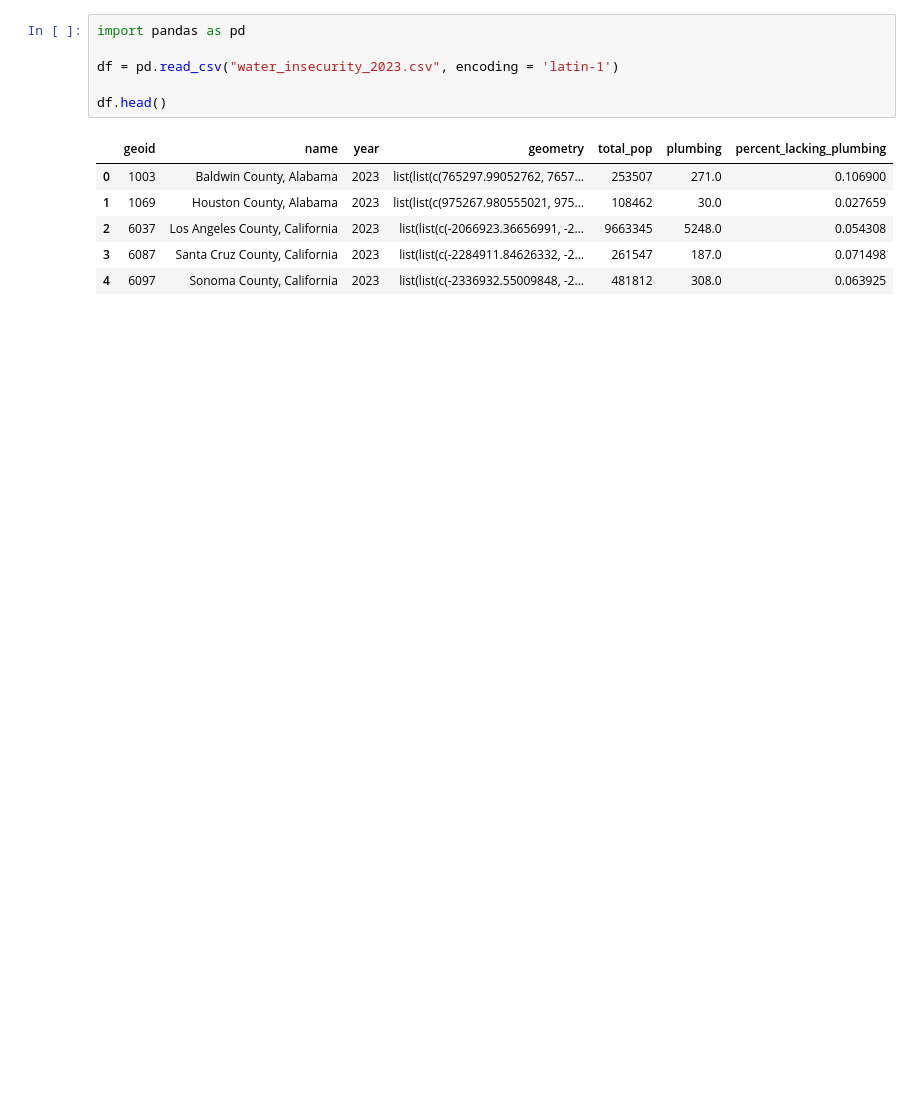
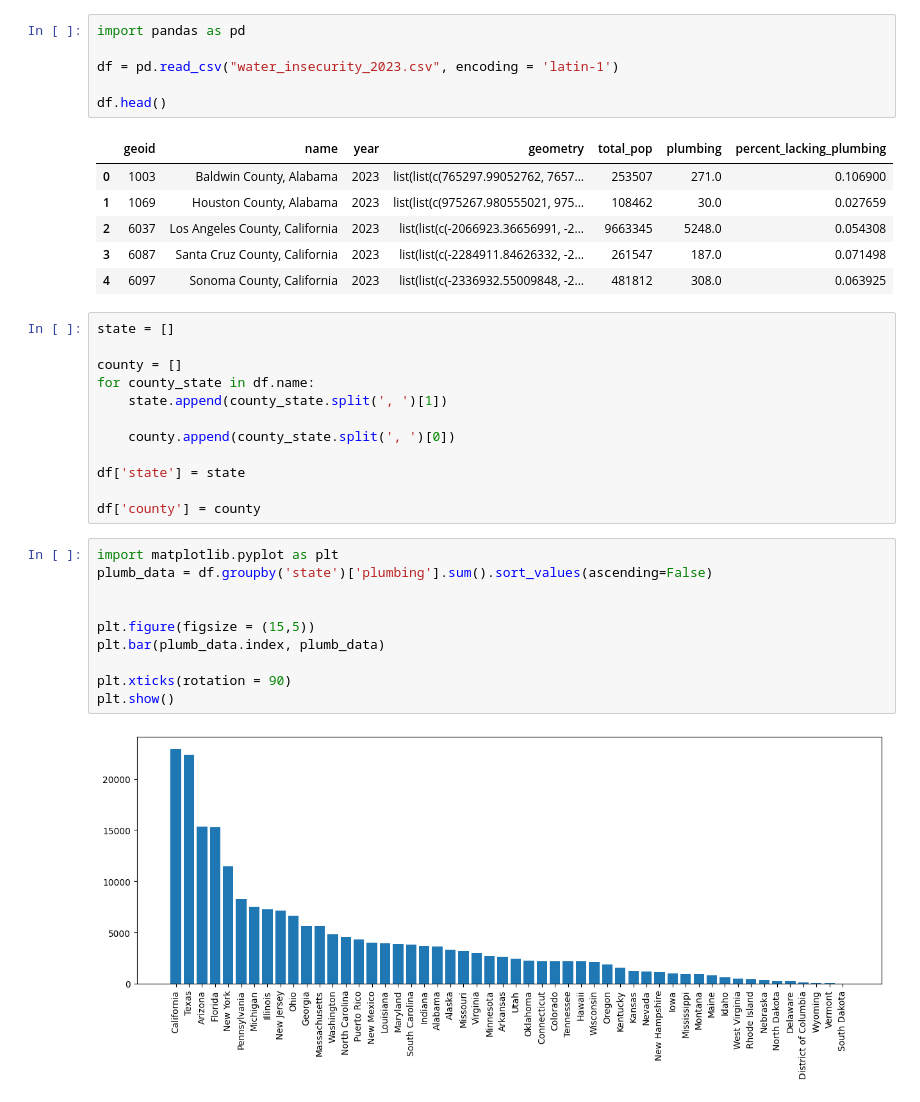
Before and after one commit to KayvanJ/TCS_Projects, a Jupyter notebook: water.ipynb, the cells around one changed output. Drawn from its saved outputs; the diff is of its cells as text; blank space fills up the shorter version.

```diff
--- a/water.ipynb
+++ b/water.ipynb
@@ -11,3 +11,27 @@ df.head()
 | 2 | 6037 | Los Angeles County, California | 2023 | list(list(c(-2066923.36656991, -2... | 9663345 | 5248.0 | 0.054308 |
 | 3 | 6087 | Santa Cruz County, California | 2023 | list(list(c(-2284911.84626332, -2... | 261547 | 187.0 | 0.071498 |
 | 4 | 6097 | Sonoma County, California | 2023 | list(list(c(-2336932.55009848, -2... | 481812 | 308.0 | 0.063925 |
+# %%
+state = []
+
+county = []
+for county_state in df.name:
+    state.append(county_state.split(', ')[1])
+
+    county.append(county_state.split(', ')[0])
+
+df['state'] = state
+
+df['county'] = county
+# %%
+import matplotlib.pyplot as plt
+plumb_data = df.groupby('state')['plumbing'].sum().sort_values(ascending=False)
+
+
+plt.figure(figsize = (15,5))
+plt.bar(plumb_data.index, plumb_data)
+
+plt.xticks(rotation = 90)
+plt.show()
+# %% [output]
+[figure, added]
```
